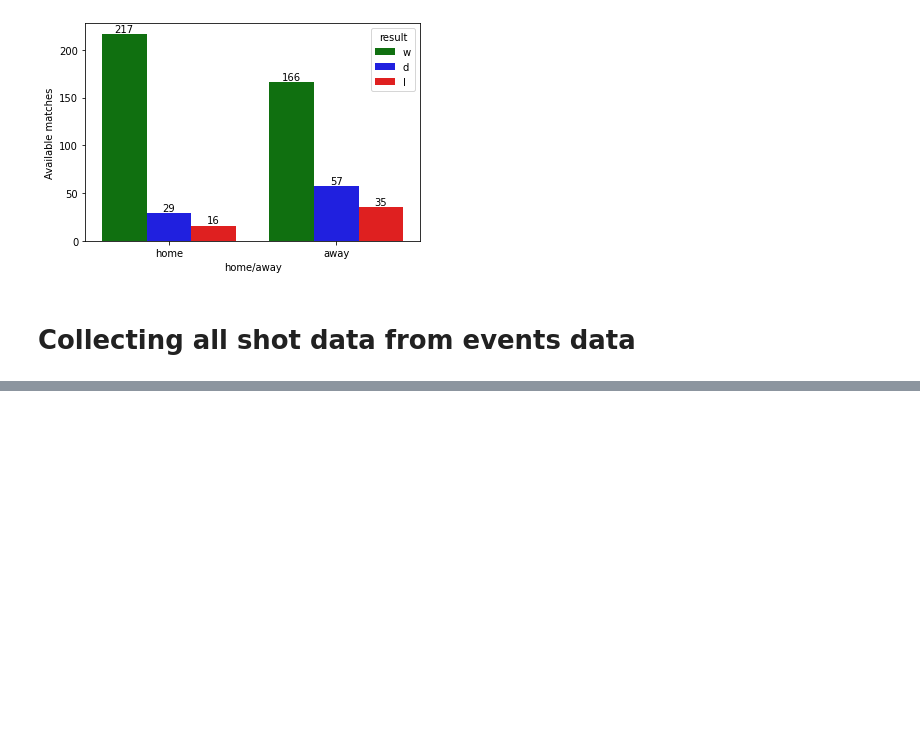
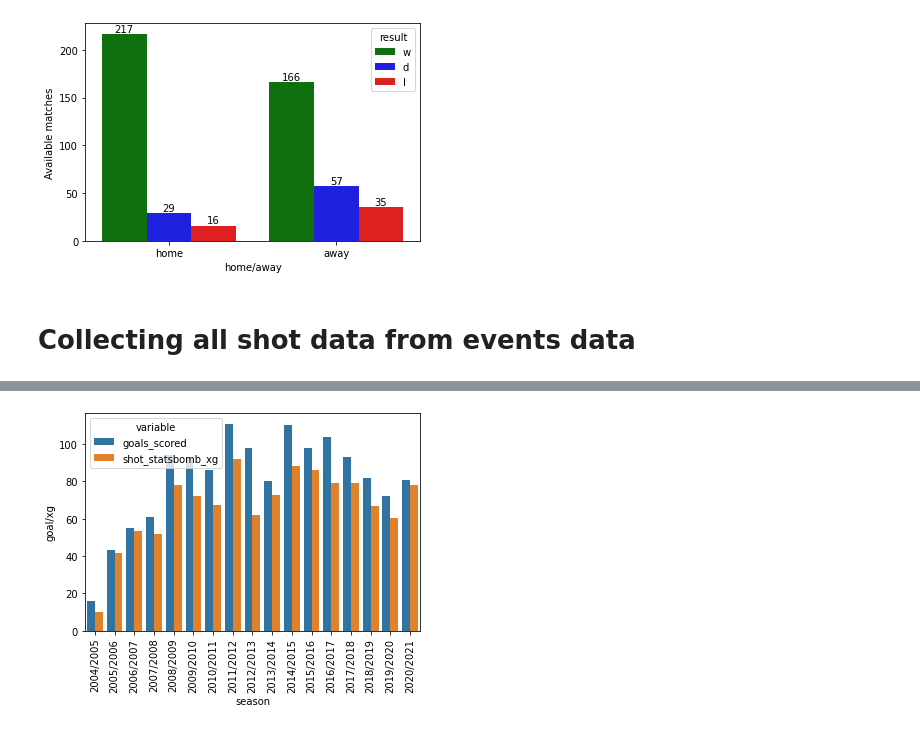
Before and after one commit to MichailPerdikopoulos/Barcelona-Shots---Football-Analytics, a Jupyter notebook: data_collection_messi.ipynb, the cells around one changed output, grey strips where cells are left out. Cells and saved outputs as stored; diff of their text form; code cells hidden in the pictures; blank space fills up the shorter version.

```diff
--- a/data_collection_messi.ipynb
+++ b/data_collection_messi.ipynb
@@ -458,0 +279,9 @@ array([nan, 'Blocked', 'Saved', 'Goal', 'Off T', 'Wayward', 'Post'],
+# %%
+season_goals_xgs_df = goals_and_xg_df.groupby('season')['goals_scored', 'shot_statsbomb_xg'].sum().reset_index()
+
+season_goals_xgs_df = pd.melt(season_goals_xgs_df, id_vars='season', value_vars=['goals_scored', 'shot_statsbomb_xg'], value_name='goal/xg')
+season_goals_xgs_df
+sns.barplot(data=season_goals_xgs_df, x='season', y='goal/xg', hue='variable')
+plt.xticks(rotation=90);
+# %% [output]
+[figure, added]
```
Also changed, not shown: parts of 29 cells of this notebook, 1 other file.
